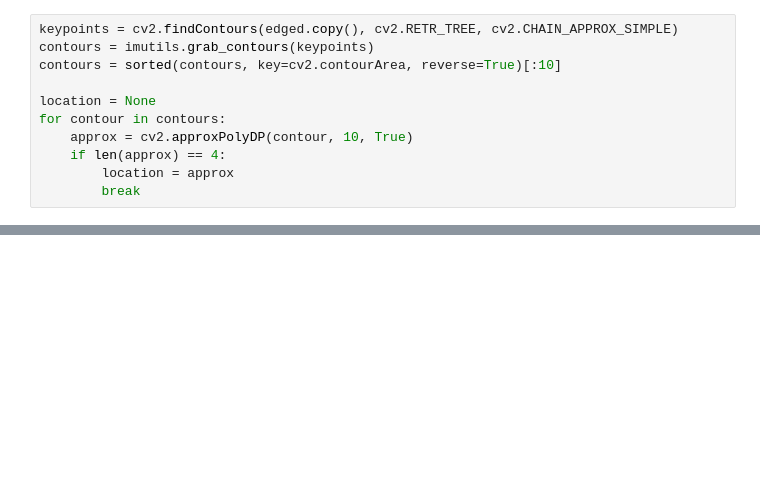
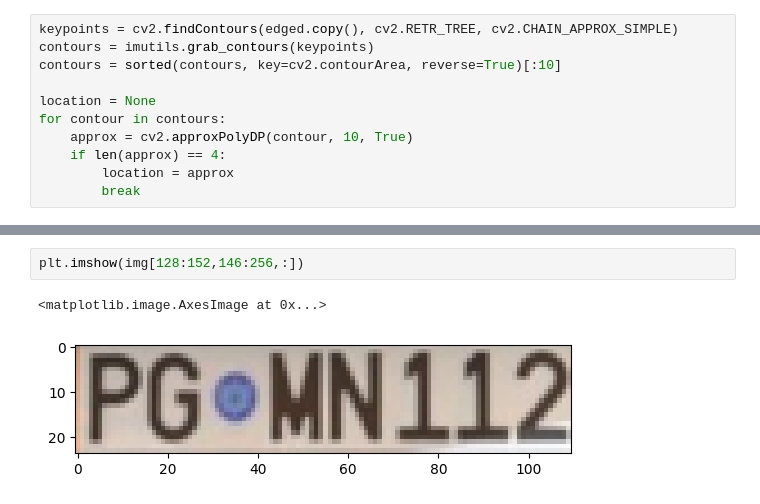
Before and after one commit to timsinashok/hidden-plate, a Jupyter notebook: horizontal_plate_detection.ipynb, the cells around one changed output, grey strips where cells are left out. Saved outputs shown, nothing was run; the diff lists cells and outputs as text; blank space fills up the shorter version.

```diff
--- a/horizontal_plate_detection.ipynb
+++ b/horizontal_plate_detection.ipynb
@@ -40,0 +65,5 @@ plt.imshow(cv2.cvtColor(new_image, cv2.COLOR_BGR2RGB))
+# %%
+plt.imshow(img[128:152,146:256,:])
+# %% [output]
+<matplotlib.image.AxesImage at 0x...>
+[figure, added]
```
Also changed, not shown: parts of 11 cells of this notebook, 1 other file.
